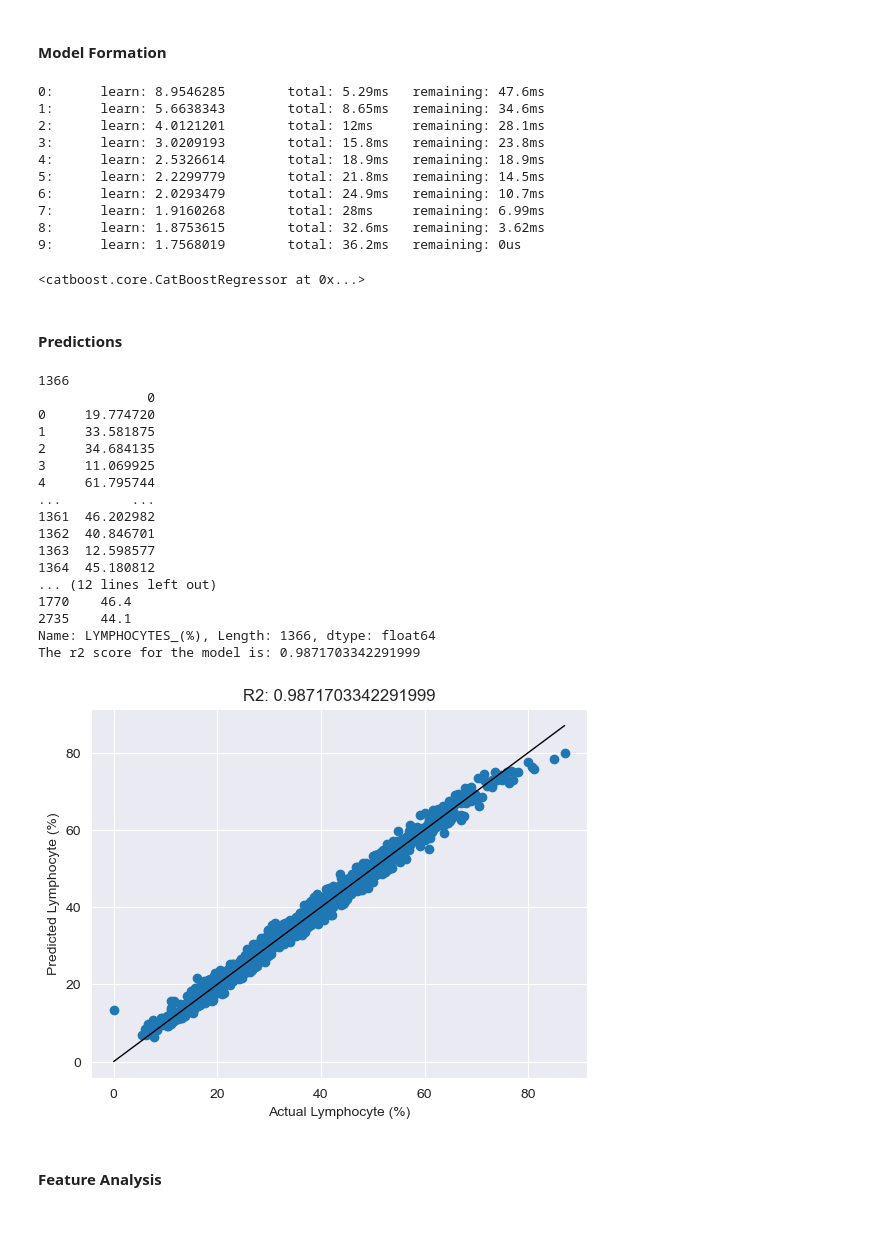
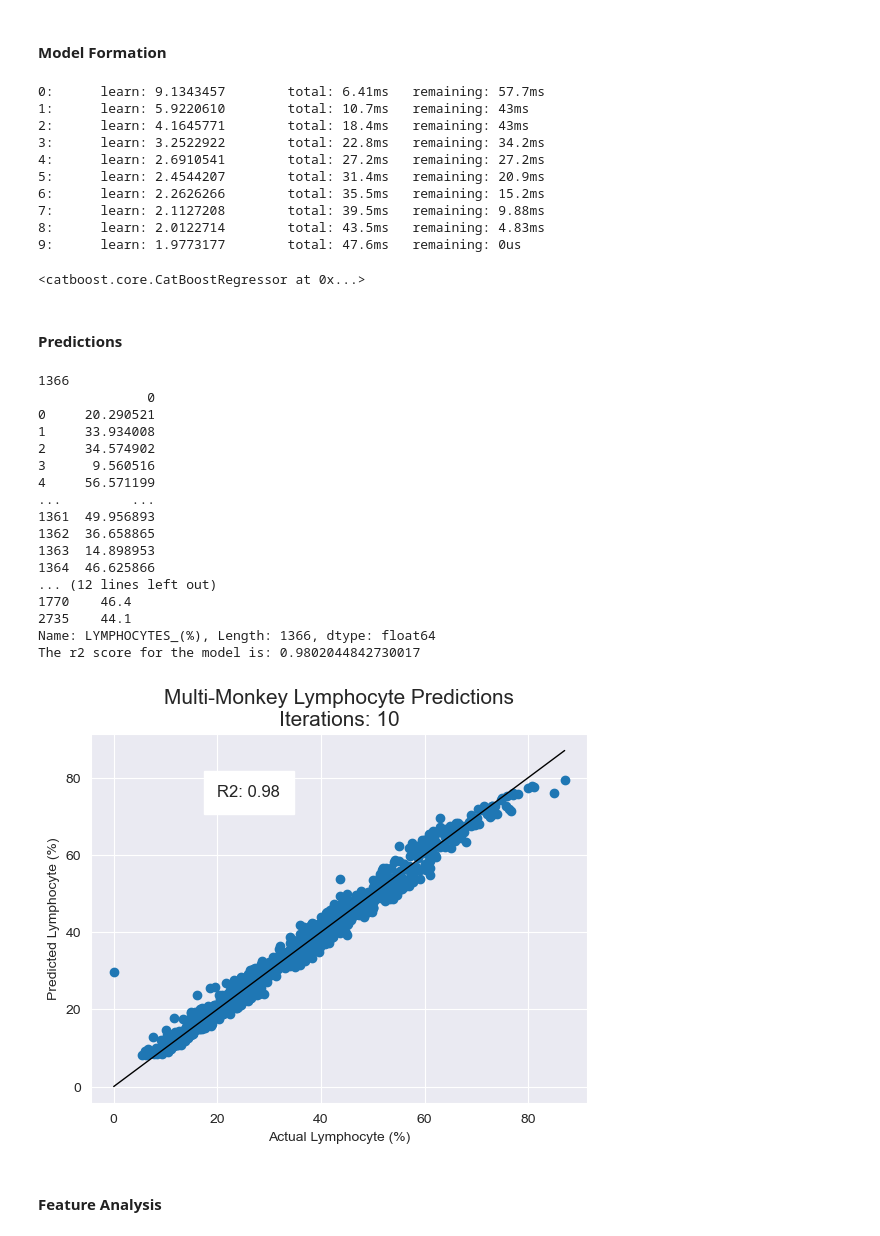
Before and after one commit to aidan-lew/monkey_health, a Jupyter notebook: B_monkeys_predictions.ipynb, the cells around one changed output. Cells and saved outputs as stored; diff of their text form; code cells hidden in the pictures.

```diff
--- a/B_monkeys_predictions.ipynb
+++ b/B_monkeys_predictions.ipynb
@@ -471,8 +475,8 @@ model8= CatBoostRegressor(iterations=10
     #snapshot_interval=120
 )
 
-model8.fit(mreg_X,
-           mreg_y,
+model8.fit(mreg_X_train,
+           mreg_y_train,
            cat_features=cat_features,
           # verbose=100 #tells how many iterations to print
          )
@@ -486,22 +490,21 @@ model8.fit(mreg_X,
 # 1 iteration gives R2 of 0.65!!!
 # 2 iterations gives R2 of 0.86!!!!!
 # %% [output]
-0:      learn: 8.9546285        total: 5.29ms   remaining: 47.6ms
-1:      learn: 5.6638343        total: 8.65ms   remaining: 34.6ms
-2:      learn: 4.0121201        total: 12ms     remaining: 28.1ms
-3:      learn: 3.0209193        total: 15.8ms   remaining: 23.8ms
-4:      learn: 2.5326614        total: 18.9ms   remaining: 18.9ms
-5:      learn: 2.2299779        total: 21.8ms   remaining: 14.5ms
-6:      learn: 2.0293479        total: 24.9ms   remaining: 10.7ms
-7:      learn: 1.9160268        total: 28ms     remaining: 6.99ms
-8:      learn: 1.8753615        total: 32.6ms   remaining: 3.62ms
-9:      learn: 1.7568019        total: 36.2ms   remaining: 0us
+0:      learn: 9.1343457        total: 6.41ms   remaining: 57.7ms
+1:      learn: 5.9220610        total: 10.7ms   remaining: 43ms
+2:      learn: 4.1645771        total: 18.4ms   remaining: 43ms
+3:      learn: 3.2522922        total: 22.8ms   remaining: 34.2ms
+4:      learn: 2.6910541        total: 27.2ms   remaining: 27.2ms
+5:      learn: 2.4544207        total: 31.4ms   remaining: 20.9ms
+6:      learn: 2.2626266        total: 35.5ms   remaining: 15.2ms
+7:      learn: 2.1127208        total: 39.5ms   remaining: 9.88ms
+8:      learn: 2.0122714        total: 43.5ms   remaining: 4.83ms
+9:      learn: 1.9773177        total: 47.6ms   remaining: 0us
 <catboost.core.CatBoostRegressor at 0x...>
 # %% [markdown]
 #### Predictions
 # %%
 #Predict the test Lymphocyte percentages
-
 mreg_a = model8.predict(mreg_X_validation)
 print(len(mreg_a),
      )
@@ -514,48 +517,49 @@ print('The r2 score for the model is:',r2_score(mreg_y_validation, mreg_a_df))
 # %% [output]
 1366
               0
-0     19.774720
-1     33.581875
-2     34.684135
-3     11.069925
-4     61.795744
+0     20.290521
+1     33.934008
+2     34.574902
+3      9.560516
+4     56.571199
 ...         ...
-1361  46.202982
-1362  40.846701
-1363  12.598577
-1364  45.180812
+1361  49.956893
+1362  36.658865
+1363  14.898953
+1364  46.625866
 ... (12 lines left out)
 1770    46.4
 2735    44.1
 Name: LYMPHOCYTES_(%), Length: 1366, dtype: float64
-The r2 score for the model is: 0.9871703342291999
+The r2 score for the model is: 0.9802044842730017
 # %%
 # Plot the predictions vs. actual with the R2 score
-
 fig, ax = plt.subplots()
 ax.scatter(mreg_y_validation, mreg_a_df)
-
 
 ax.plot([mreg_y.min(), mreg_y.max()], [mreg_y.min(), mreg_y.max()],
         'k-',
         linewidth=1,
         markersize=120
 )
 
+#Plot axis titles
 ax.set_xlabel('Actual Lymphocyte (%)')
 ax.set_ylabel('Predicted Lymphocyte (%)')
-#regression line
-#single_y_validation, single_a_df = single_y_validation.reshape(-1,1), single_a_df.reshape(-1,1)
-#ax.plot(single_y_validation, LinearRegression().fit(single_y_validation, single_a_df).predict(single_y_validation))
 
+#Title of the plot
+ax.set_title('Multi-Monkey Lymphocyte Predictions\nIterations: {}'
+             .format(model8.get_param('iterations')),
+             fontsize=15)
 
-
-ax.set_title('R2: ' + str(r2_score(mreg_y_validation, mreg_a_df)))
-
+#Plotting the R2 score
+ax.annotate("R2: {}".format(str(r2_score(mreg_y_validation, mreg_a_df).round(2))),
+           xy=(20,75), fontsize=12,
+            bbox={'facecolor': 'white', 'alpha': 1, 'pad': 10})
 
 plt.show()
 # %% [output]
-[figure, old version]
+[figure, new version]
 # %% [markdown]
 #### Feature Analysis
 # %%
```
Also changed, not shown: parts of 42 cells of this notebook, 2 other files.
